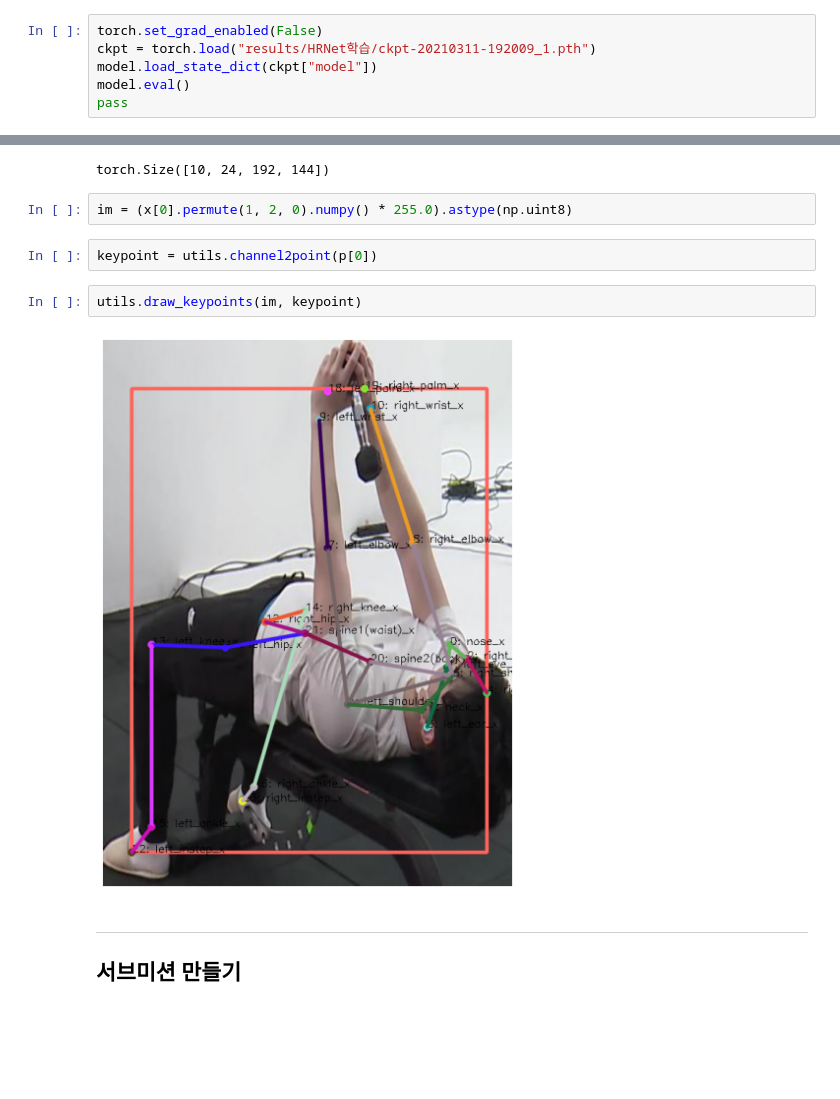
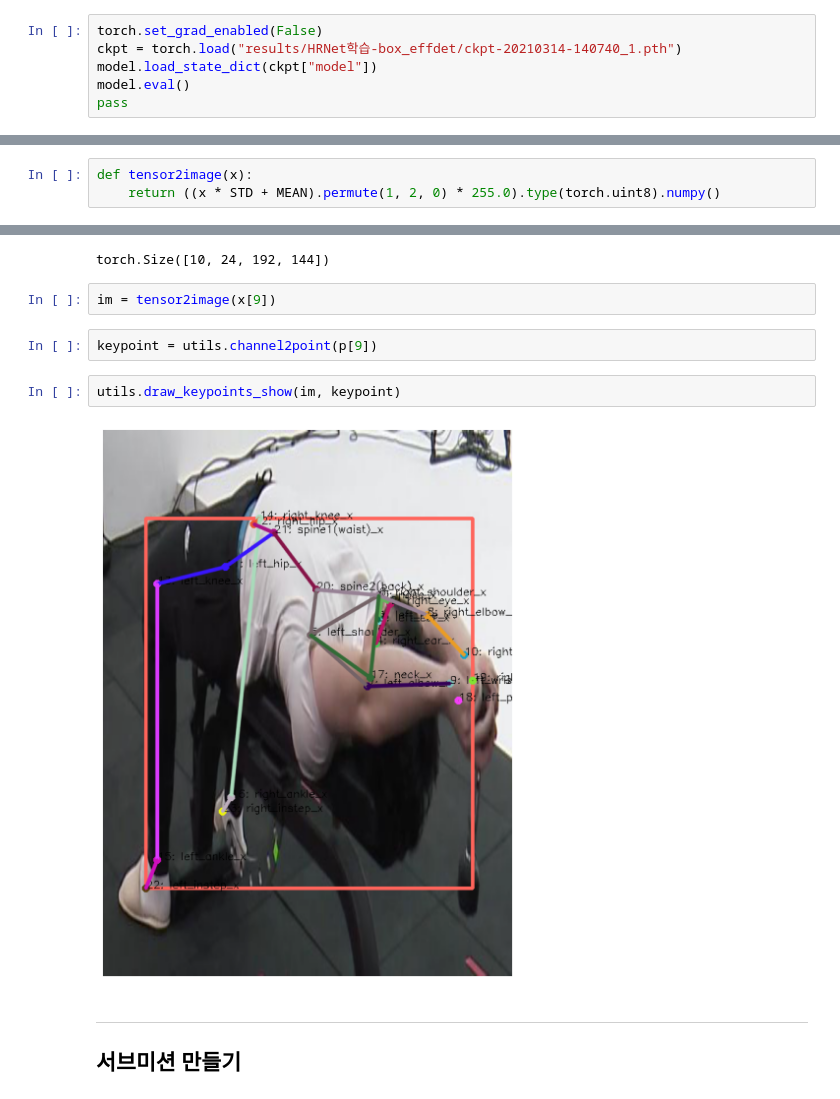
Before and after one commit to Kitsunetic/motion-keypoint, a Jupyter notebook: HRNet 학습-box_effdet.ipynb, the cells around one changed output, grey strips where cells are left out. Saved outputs shown, nothing was run; the diff lists cells and outputs as text; blank space fills up the shorter version.

```diff
--- a/HRNet 학습-box_effdet.ipynb
+++ b/HRNet 학습-box_effdet.ipynb
@@ -458,10 +459,13 @@ TODO: criterion을 L1을 써보기
 ## 검증
 # %%
 torch.set_grad_enabled(False)
-ckpt = torch.load("results/HRNet학습/ckpt-20210311-192009_1.pth")
+ckpt = torch.load("results/HRNet학습-box_effdet/ckpt-20210314-140740_1.pth")
 model.load_state_dict(ckpt["model"])
 model.eval()
 pass
 # %% [markdown]
 ### 학습 데이터
+# %%
+def tensor2image(x):
+    return ((x * STD + MEAN).permute(1, 2, 0) * 255.0).type(torch.uint8).numpy()
 # %%
@@ -533,14 +557,14 @@ p = model(x.cuda()).cpu()
 p.shape
 # %% [output]
 torch.Size([10, 24, 192, 144])
-# %%
-im = (x[0].permute(1, 2, 0).numpy() * 255.0).astype(np.uint8)
+# %%
+im = tensor2image(x[9])
 # %%
-keypoint = utils.channel2point(p[0])
+keypoint = utils.channel2point(p[9])
 # %%
-utils.draw_keypoints(im, keypoint)
+utils.draw_keypoints_show(im, keypoint)
 # %% [output]
-[figure, old version]
+[figure, new version]
 # %% [markdown]
 ---
 
```
Also changed, not shown: parts of 12 cells of this notebook, 1 other file.
